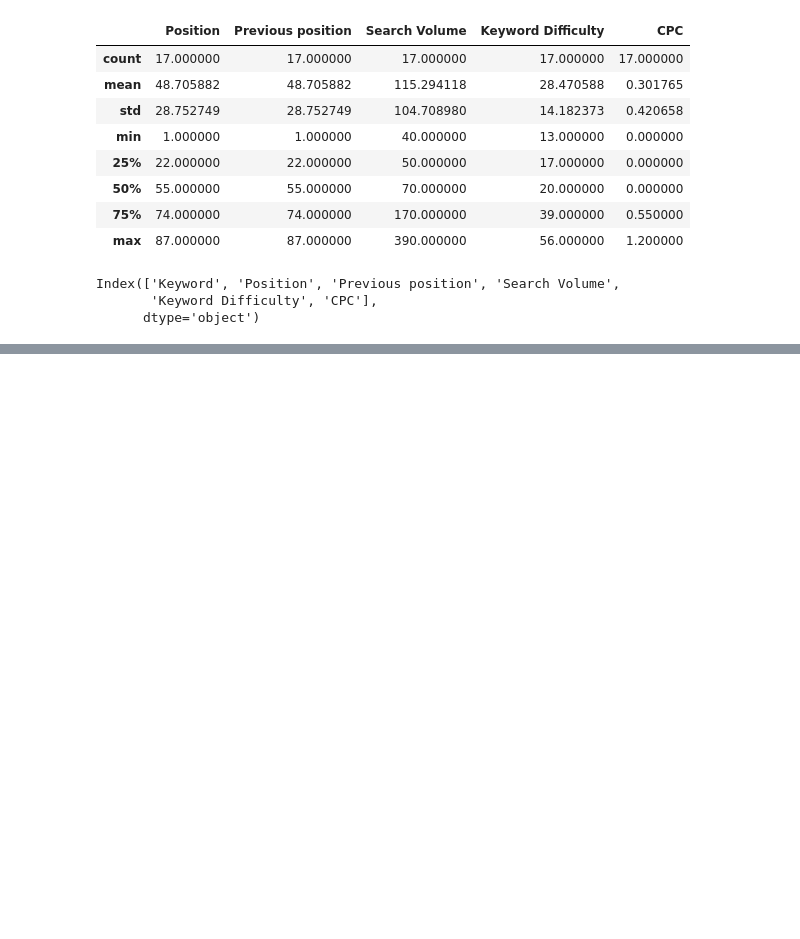
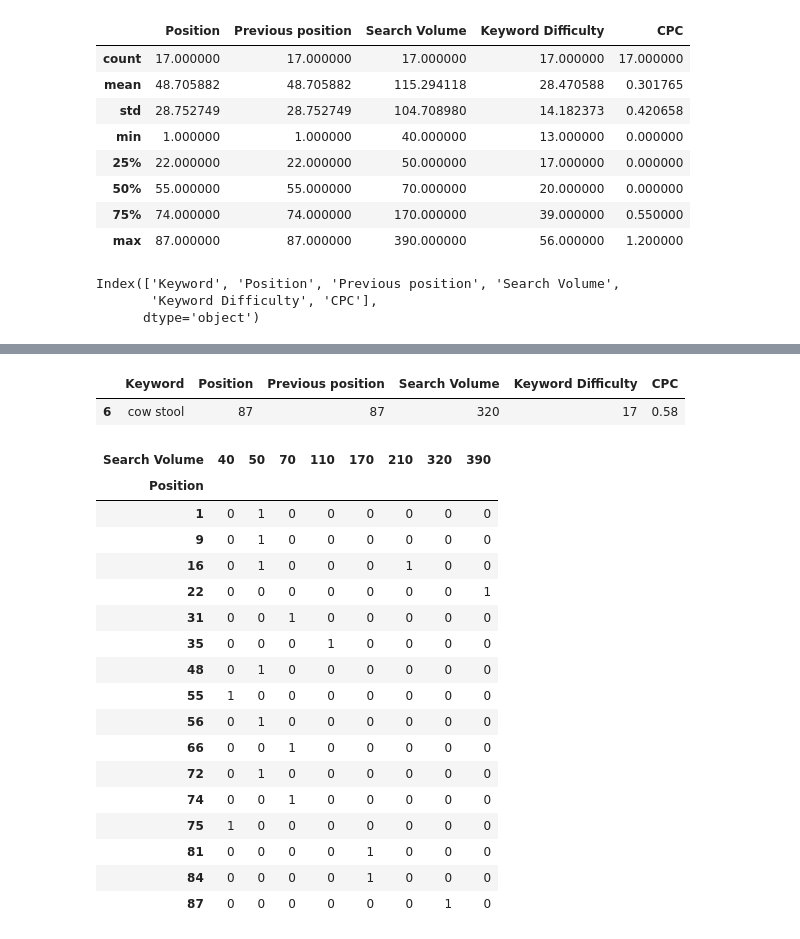
Before and after one commit to necromancer143/project, a Jupyter notebook: Pratyush/Untitled0.ipynb, the cells around one changed output, grey strips where cells are left out. Drawn from its saved outputs; the diff is of its cells as text; code cells hidden in the pictures; blank space fills up the shorter version.

```diff
--- a/Pratyush/Untitled0.ipynb
+++ b/Pratyush/Untitled0.ipynb
@@ -58,0 +113,28 @@ Index(['Keyword', 'Position', 'Previous position', 'Search Volume',
+# %%
+#get information of a perticular row
+neeknots[neeknots["Keyword"] == "cow stool"]
+# %% [output]
+|  | Keyword | Position | Previous position | Search Volume | Keyword Difficulty | CPC |
+| 6 | cow stool | 87 | 87 | 320 | 17 | 0.58 |
+# %%
+#Compare two columns
+pd.crosstab(neeknots["Position"], neeknots["Search Volume"])
+# %% [output]
+| Search Volume | 40 | 50 | 70 | 110 | 170 | 210 | 320 | 390 |
+| Position |  |  |  |  |  |  |  |  |
+| 1 | 0 | 1 | 0 | 0 | 0 | 0 | 0 | 0 |
+| 9 | 0 | 1 | 0 | 0 | 0 | 0 | 0 | 0 |
+| 16 | 0 | 1 | 0 | 0 | 0 | 1 | 0 | 0 |
+| 22 | 0 | 0 | 0 | 0 | 0 | 0 | 0 | 1 |
+| 31 | 0 | 0 | 1 | 0 | 0 | 0 | 0 | 0 |
+| 35 | 0 | 0 | 0 | 1 | 0 | 0 | 0 | 0 |
+| 48 | 0 | 1 | 0 | 0 | 0 | 0 | 0 | 0 |
+| 55 | 1 | 0 | 0 | 0 | 0 | 0 | 0 | 0 |
+| 56 | 0 | 1 | 0 | 0 | 0 | 0 | 0 | 0 |
+| 66 | 0 | 0 | 1 | 0 | 0 | 0 | 0 | 0 |
+| 72 | 0 | 1 | 0 | 0 | 0 | 0 | 0 | 0 |
+| 74 | 0 | 0 | 1 | 0 | 0 | 0 | 0 | 0 |
+| 75 | 1 | 0 | 0 | 0 | 0 | 0 | 0 | 0 |
+| 81 | 0 | 0 | 0 | 0 | 1 | 0 | 0 | 0 |
+| 84 | 0 | 0 | 0 | 0 | 1 | 0 | 0 | 0 |
+| 87 | 0 | 0 | 0 | 0 | 0 | 0 | 1 | 0 |
```
Also changed, not shown: parts of 11 cells of this notebook.
